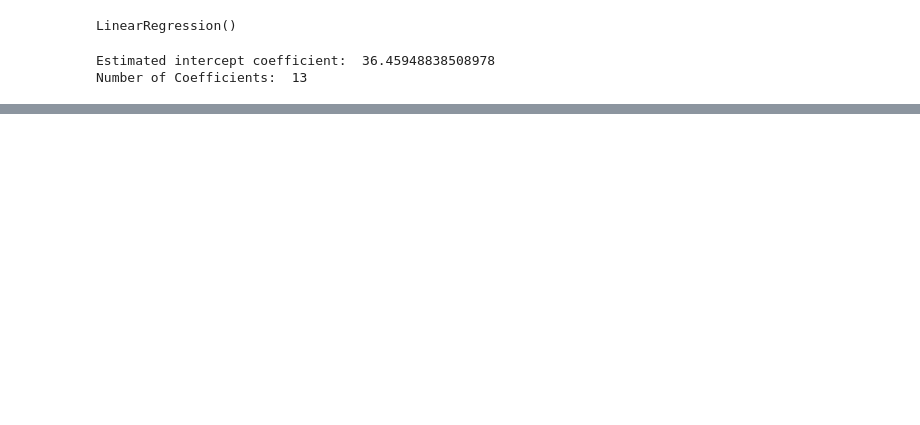
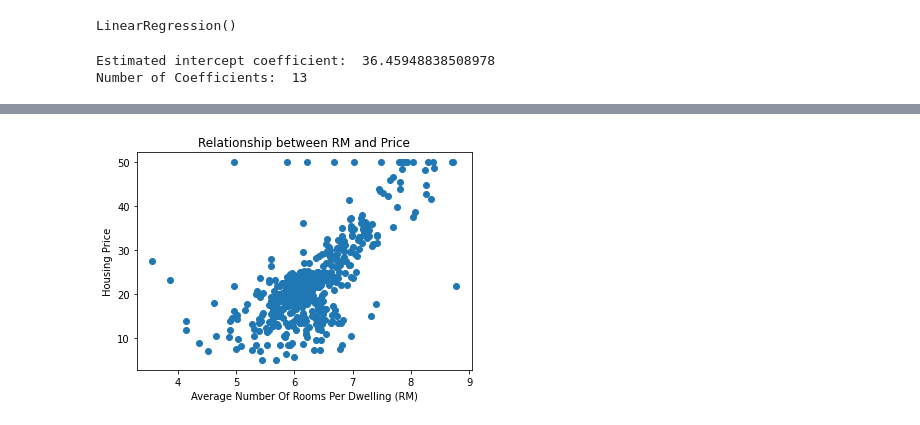
Before and after one commit to daveeS987/linear-regression-notes, a Jupyter notebook: practice-linear-regression.ipynb, the cells around one changed output, grey strips where cells are left out. Drawn from its saved outputs; the diff is of its cells as text; code cells hidden in the pictures; blank space fills up the shorter version.

```diff
--- a/practice-linear-regression.ipynb
+++ b/practice-linear-regression.ipynb
@@ -118,0 +141,10 @@ pd.DataFrame(zip(X.columns, lm.coef_), columns=['features', 'estimatedCoefficien
+# %%
+# As you can see from the data frame that there is a high correlation between RM and prices. Lets plot a scatter plot between True housing prices and True RM.
+
+plt.scatter(bos.RM, bos.PRICE)
+plt.xlabel('Average Number Of Rooms Per Dwelling (RM)')
+plt.ylabel('Housing Price')
+plt.title('Relationship between RM and Price')
+plt.show()
+# %% [output]
+[figure, added]
```
Also changed, not shown: parts of 18 cells of this notebook.
